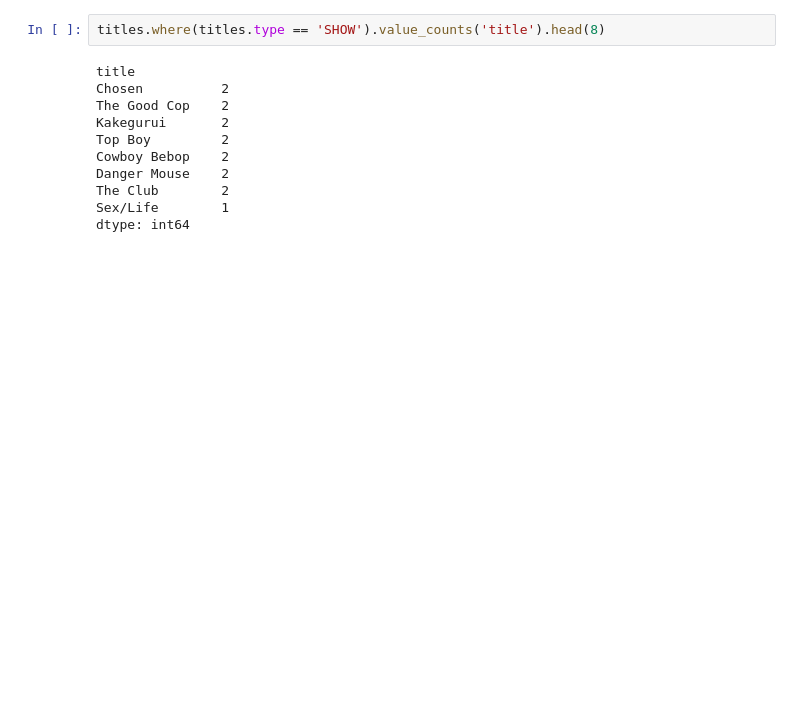
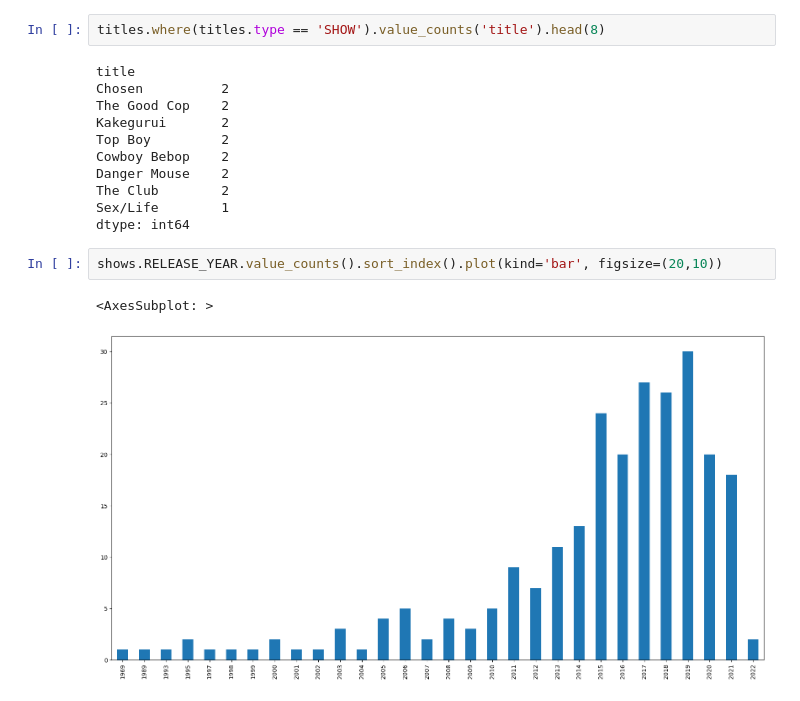
Before and after one commit to nfl6fh/DS-2002_final_project, a Jupyter notebook: testing.ipynb, the cells around one changed output. Drawn from its saved outputs; the diff is of its cells as text; blank space fills up the shorter version.

```diff
--- a/testing.ipynb
+++ b/testing.ipynb
@@ -85,3 +88,8 @@ Danger Mouse    2
 The Club        2
 Sex/Life        1
 dtype: int64
+# %%
+shows.RELEASE_YEAR.value_counts().sort_index().plot(kind='bar', figsize=(20,10))
+# %% [output]
+<AxesSubplot: >
+[figure, added]
```
Also changed, not shown: parts of 4 cells of this notebook.
